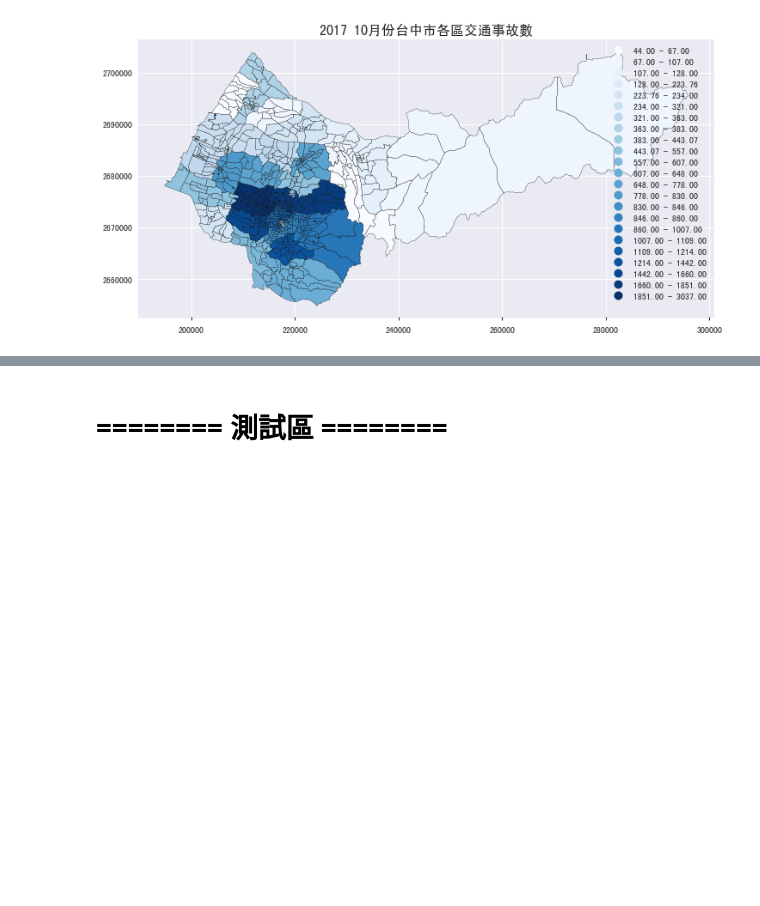
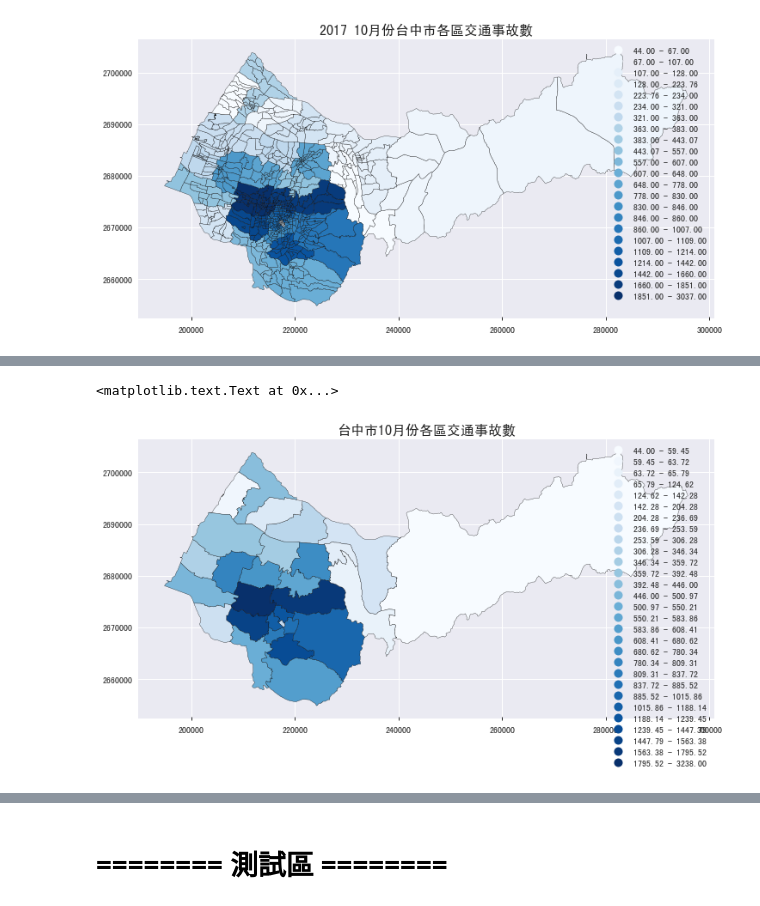
Before and after one commit to WangYenTing/Python-MySQL, a Jupyter notebook: GeoPandas.ipynb, the cells around one changed output, grey strips where cells are left out. Drawn from its saved outputs; the diff is of its cells as text; code cells hidden in the pictures; blank space fills up the shorter version.

```diff
--- a/GeoPandas.ipynb
+++ b/GeoPandas.ipynb
@@ -56,8 +57,8 @@ taichung_shp.head()
 | 185 | 66000120003 | 臺中市 | 清水區 | 清水里 | Qingshui Vil. | B | 66000 | B12 | 66000120 | None | ... |
 | 186 | 66000120004 | 臺中市 | 清水區 | 文昌里 | Wenchang Vil. | B | 66000 | B12 | 66000120 | None | ... |
 # %%
-tc10 = tc = pd.DataFrame({'10月' : df[df['月']==10].groupby(['區']).size()}).reset_index()
-tc11 = tc = pd.DataFrame({'11月' : df[df['月']==11].groupby(['區']).size()}).reset_index()
+tc10 = pd.DataFrame({'10月' : df[df['月']==10].groupby(['區']).size()}).reset_index()
+tc11 = pd.DataFrame({'11月' : df[df['月']==11].groupby(['區']).size()}).reset_index()
 # %%
 tc_month = pd.merge(taichung_shp, tc10, left_on='TOWNNAME', right_on='區')
 tc_month = pd.merge(tc_month, tc11, left_on='區', right_on='區')
@@ -102,0 +106,5 @@ plt.title("2017 10月份台中市各區交通事故數", fontsize = 16 )
+# %%
+# 同區不同里合併
+taichung_shp_groupby = taichung_shp.groupby(by = ['COUNTYNAME', 'TOWNNAME'])
+taichung = gpd.GeoDataFrame(a['geometry'].agg(lambda t: shapely.ops.unary_union(t))).reset_index()
+taichung.head()
@@ -102,0 +118,6 @@ plt.title("2017 10月份台中市各區交通事故數", fontsize = 16 )
+# %%
+##### 區以下不區分 檔案合併 ####
+taichung_shp_month = taichung.merge(tc10, left_on='TOWNNAME', right_on='區').drop(['區'], axis=1)
+taichung_shp_month = taichung_shp_month.merge(tc11, left_on='TOWNNAME', right_on='區').drop(['區'], axis=1)
+#taichung_shp_month = taichung_shp_month.drop(['區'], axis=1)
+taichung_shp_month.head()
@@ -102,0 +131,15 @@ plt.title("2017 10月份台中市各區交通事故數", fontsize = 16 )
+# %%
+##### 區以下不區分 10月份台中市交通事故數 ####
+taichung_shp_month.plot(
+    cmap=plt.cm.Blues, #指定顏色
+    column='10月', #指定從自身的這個 column 讀取顏色深度
+    legend = True,
+    scheme='QUANTILES',
+    k = 29,  #分成幾塊
+    figsize=(12,9),
+    edgecolor='black'  #區里邊界線的顏色
+)
+plt.title("台中市10月份各區交通事故數", fontsize = 16 )
+# %% [output]
+<matplotlib.text.Text at 0x...>
+[figure, added]
```
Also changed, not shown: parts of 6 cells of this notebook.
